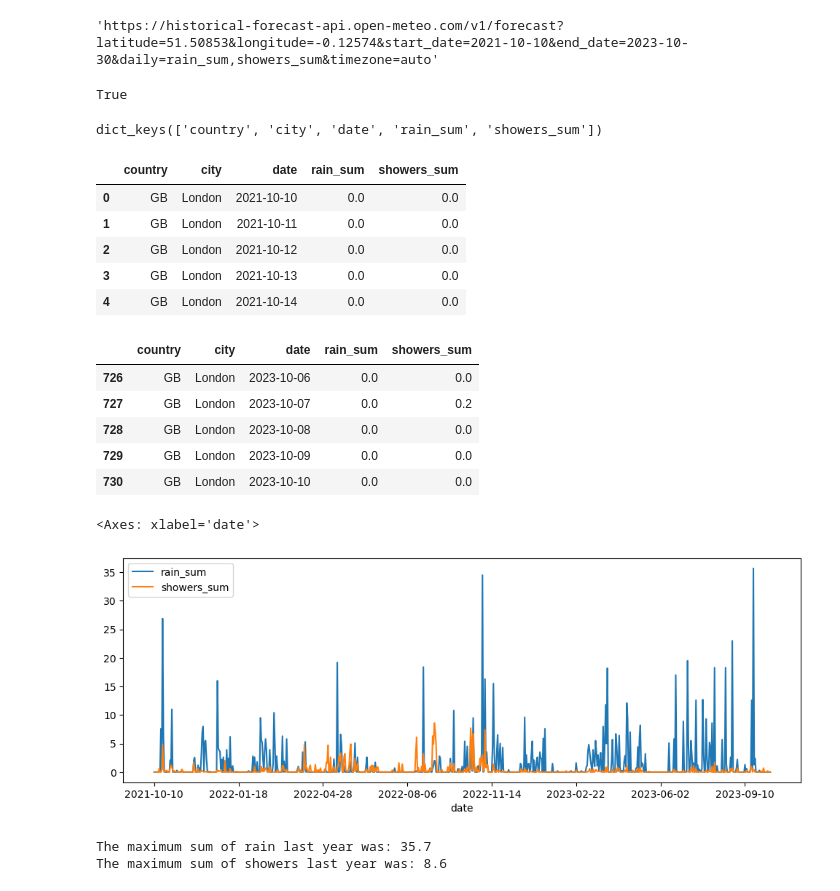
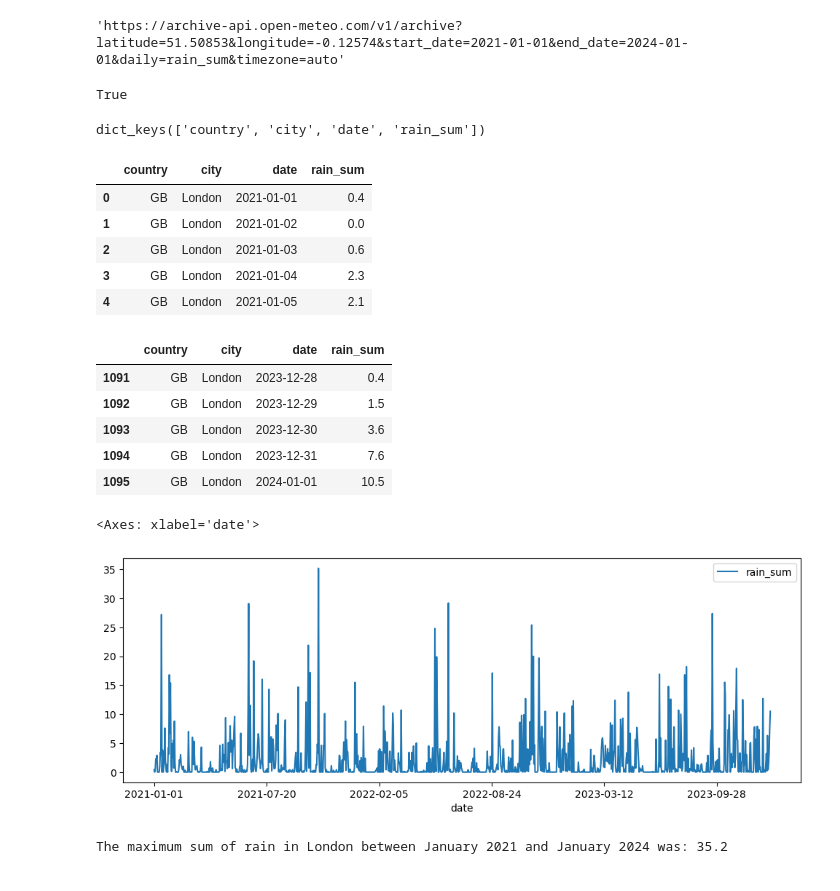
Before and after one commit to deyavuz/ds105a-weather-research, a Jupyter notebook: code/NB00-Preprocessing.ipynb, the cells around one changed output. Saved outputs shown, nothing was run; the diff lists cells and outputs as text; code cells hidden in the pictures.

Commit message:
Remove showers_sum
Remove showers_sum variable throughout because the Raininess Index was changed due to a previous user API error

```diff
--- a/code/NB00-Preprocessing.ipynb
+++ b/code/NB00-Preprocessing.ipynb
@@ -54,6 +60,6 @@ The latitude & longitude of London (GB) are: (51.50853, -0.12574)
 # %%
-url = build_url(latitude, longitude, '2021-10-10', '2023-10-30')
+url = build_url(latitude, longitude, '2021-01-01', '2024-01-01')
 url
 # %% [output]
-'https://historical-forecast-api.open-meteo.com/v1/forecast?latitude=51.50853&longitude=-0.12574&start_date=2021-10-10&end_date=2023-10-30&daily=rain_sum,showers_sum&timezone=auto'
+'https://archive-api.open-meteo.com/v1/archive?latitude=51.50853&longitude=-0.12574&start_date=2021-01-01&end_date=2024-01-01&daily=rain_sum&timezone=auto'
 # %%
@@ -67,14 +72,13 @@ len(dates) == len(rain_sum) == len(showers_sum) == 731
 # %% [output]
 True
 # %%
-json_data = get_historical_data(selected_country, selected_city, '2021-10-10', '2023-10-10')
+json_data = get_historical_data(selected_country, selected_city, '2021-01-01', '2024-01-01')
 
 final_data = {
     "country"  : selected_country,
     "city"     : selected_city,
     "date"     : json_data['daily']['time'],
     "rain_sum" : json_data['daily']['rain_sum'],
-    "showers_sum" : json_data['daily']['showers_sum']
 }
 
 with open('../data/daily_rain.json', 'w') as file:
@@ -85,35 +89,33 @@ with open('../data/daily_rain.json', 'r') as file:
 
 data.keys()
 # %% [output]
-dict_keys(['country', 'city', 'date', 'rain_sum', 'showers_sum'])
+dict_keys(['country', 'city', 'date', 'rain_sum'])
 # %%
 df = pd.DataFrame(data)
 
 df.head()
 # %% [output]
-|  | country | city | date | rain_sum | showers_sum |
-| 0 | GB | London | 2021-10-10 | 0.0 | 0.0 |
-| 1 | GB | London | 2021-10-11 | 0.0 | 0.0 |
-| 2 | GB | London | 2021-10-12 | 0.0 | 0.0 |
-| 3 | GB | London | 2021-10-13 | 0.0 | 0.0 |
-| 4 | GB | London | 2021-10-14 | 0.0 | 0.0 |
+|  | country | city | date | rain_sum |
+| 0 | GB | London | 2021-01-01 | 0.4 |
+| 1 | GB | London | 2021-01-02 | 0.0 |
+| 2 | GB | London | 2021-01-03 | 0.6 |
+| 3 | GB | London | 2021-01-04 | 2.3 |
+| 4 | GB | London | 2021-01-05 | 2.1 |
 # %%
 df.tail()
 # %% [output]
-|  | country | city | date | rain_sum | showers_sum |
-| 726 | GB | London | 2023-10-06 | 0.0 | 0.0 |
-| 727 | GB | London | 2023-10-07 | 0.0 | 0.2 |
-| 728 | GB | London | 2023-10-08 | 0.0 | 0.0 |
-| 729 | GB | London | 2023-10-09 | 0.0 | 0.0 |
-| 730 | GB | London | 2023-10-10 | 0.0 | 0.0 |
+|  | country | city | date | rain_sum |
+| 1091 | GB | London | 2023-12-28 | 0.4 |
+| 1092 | GB | London | 2023-12-29 | 1.5 |
+| 1093 | GB | London | 2023-12-30 | 3.6 |
+| 1094 | GB | London | 2023-12-31 | 7.6 |
+| 1095 | GB | London | 2024-01-01 | 10.5 |
 # %%
-df.plot(x='date', y=['rain_sum', 'showers_sum'], figsize=(12, 4))
+df.plot(x='date', y='rain_sum', figsize=(12, 4))
 # %% [output]
 <Axes: xlabel='date'>
-[figure, old version]
+[figure, new version]
 # %%
-print(f"The maximum sum of rain last year was: {df['rain_sum'].max()}")
-print(f"The maximum sum of showers last year was: {df['showers_sum'].max()}")
+print(f"The maximum sum of rain in London between January 2021 and January 2024 was: {df['rain_sum'].max()}")
 # %% [output]
-The maximum sum of rain last year was: 35.7
-The maximum sum of showers last year was: 8.6
+The maximum sum of rain in London between January 2021 and January 2024 was: 35.2
```
Also changed, not shown: parts of 11 cells of this notebook.
